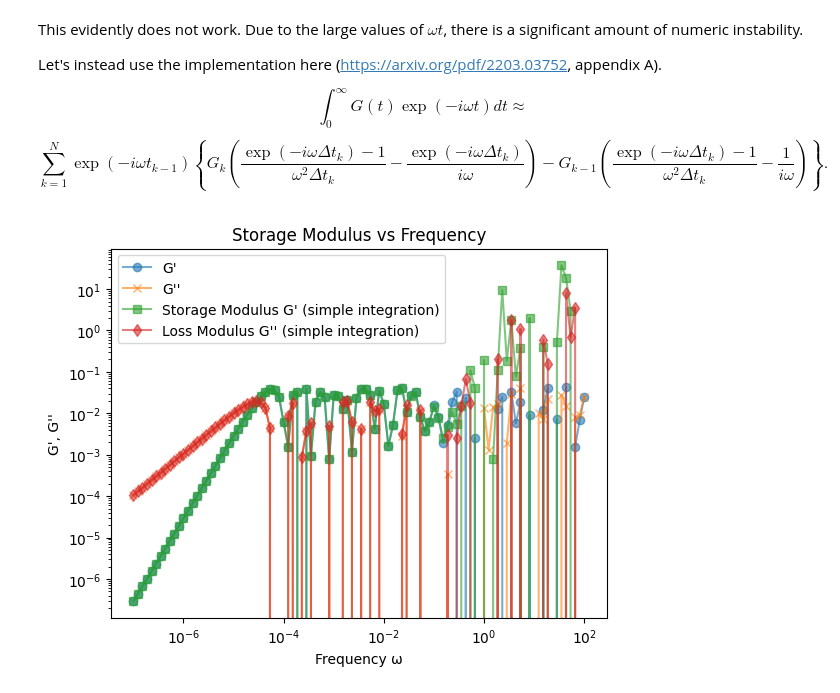
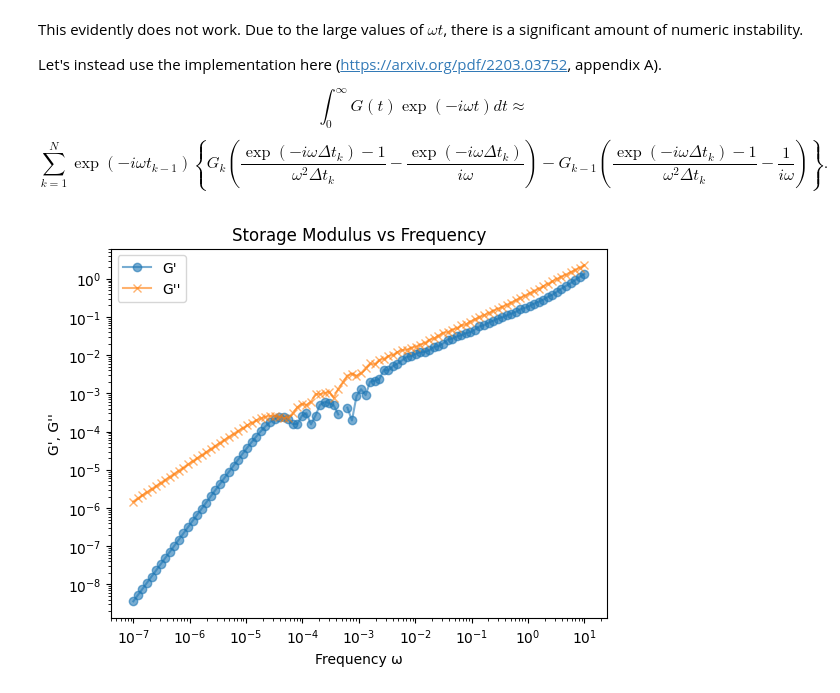
Before and after one commit to anotherbeaver/amine_polymers, a Jupyter notebook: logs/storage_loss_moduli.ipynb, the cells around one changed output. Saved outputs shown, nothing was run; the diff lists cells and outputs as text; code cells hidden in the pictures.

```diff
--- a/logs/storage_loss_moduli.ipynb
+++ b/logs/storage_loss_moduli.ipynb
@@ -71,21 +71,26 @@ import pandas as pd
 import numpy as np
 
 
-file = f"logs/press_50_spacing4_seed100.dat"
+file = f"logs/press_50_spacing15_seed200.dat"
 data = pd.read_csv(file, delimiter=' ', skiprows=3, index_col=False, names=['time', 'px_y', 'px_z', 'py_z', 'pxy', 'pxz', 'pyz'])
-start = 77
-end = 190
+t_start = 0
+t_end = 1000
 # start = 0
 
-data = data[start:end].reset_index(drop=True)
+data = data[data['time'] >= t_start]
+data = data[data['time'] <= t_end]
 
 t = data['time'].to_numpy()
 
 G_t = (data['pxy'] + data['pxz'] + data['pyz']) / 5.0 + \
         (data['px_y'] + data['px_z'] + data['py_z']) / 30.0
 
-# replace negative with NaN
 print("number of negative values:", np.sum(G_t < 0))
+# remove negative values of G(t) from G(t) and corresponding t values
+mask = G_t >= 0
+t = t[mask]
+G_t = G_t[mask]
+
 
 
 G_t *= 30**3 / (1.0 * 0.6)  # V / (kB * T)
@@ -281,34 +286,37 @@ def fourier_integral_moduli(t, G, omega):
 
     # final outputs: G' = -omega * Im(F), G'' = omega * Re(F)
     # ensure correct shape matching omega_arr
-    Gprime = -omega_arr * F.imag
+    Gp = -omega_arr * F.imag
     Gpp = omega_arr * F.real
 
     # return shapes consistent with input omega
     if scalar_input:
-        return F[0], float(Gprime[0]), float(Gpp[0])
+        return F[0], float(Gp[0]), float(Gpp[0])
     else:
-        return F, Gprime, Gpp
+        return F, Gp, Gpp
 # %%
 # n data points
 n = 100
-omega = np.logspace(-7, 2, n)
+omega = np.logspace(-7, 1, n)
 
 F, Gp, Gpp = fourier_integral_moduli(t, G_t, omega)
+
+Gp = np.where(Gp < 0, np.nan, Gp)
+Gpp = np.where(Gpp < 0, np.nan, Gpp)
 
 # print(F)
 
 plt.loglog(omega, Gp, marker='o', alpha=0.6, label="G'")
 plt.loglog(omega, Gpp, marker='x', alpha=0.6, label="G''")
 plt.xlabel('Frequency ω')
 plt.ylabel("G', G''")
 plt.title("Storage Modulus vs Frequency")
 # plt.show()
-plt.loglog(omega, storage_moduli_simple_integration, marker='s', alpha=0.6, label="Storage Modulus G' (simple integration)")
-plt.loglog(omega, loss_moduli_simple_integration, marker='d', alpha=0.6, label="Loss Modulus G'' (simple integration)")
+# plt.loglog(omega, storage_moduli_simple_integration, marker='s', alpha=0.6, label="Storage Modulus G' (simple integration)")
+# plt.loglog(omega, loss_moduli_simple_integration, marker='d', alpha=0.6, label="Loss Modulus G'' (simple integration)")
 
 plt.legend()
 plt.show()
 # %% [output]
-[figure, old version]
+[figure, new version]
 # %%
```
Also changed, not shown: parts of 9 cells of this notebook, 3 other files.
